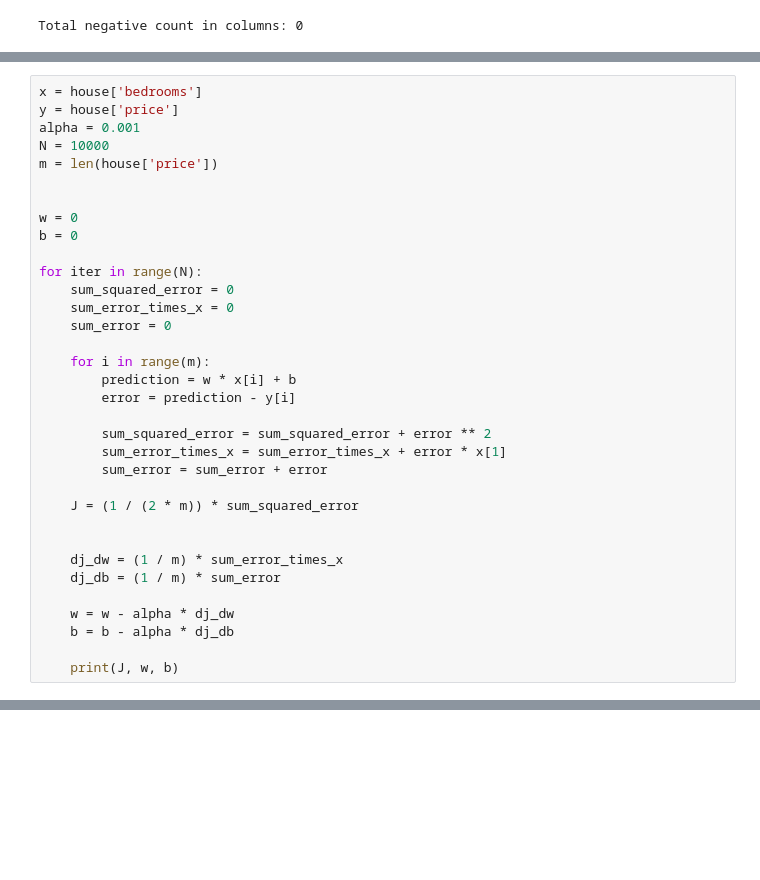
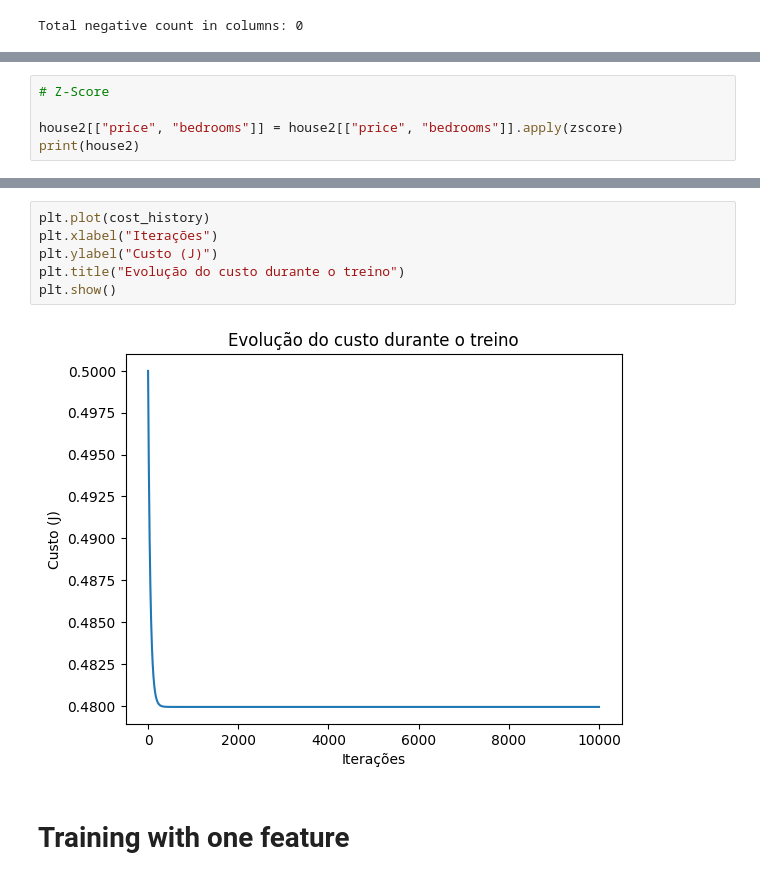
Before and after one commit to Cyb3rCairo/housepricing, a Jupyter notebook: housepricing.ipynb, the cells around one changed output, grey strips where cells are left out. Cells and saved outputs as stored; diff of their text form; blank space fills up the shorter version.

```diff
--- a/housepricing.ipynb
+++ b/housepricing.ipynb
@@ -100,34 +64,0 @@ plt.show()
-# %%
-x = house['bedrooms']
-y = house['price']
-alpha = 0.001
-N = 10000
-m = len(house['price'])
-
-
-w = 0
-b = 0
-
-for iter in range(N):
-    sum_squared_error = 0
-    sum_error_times_x = 0
-    sum_error = 0
-
-    for i in range(m):
-        prediction = w * x[i] + b
-        error = prediction - y[i]
-
-        sum_squared_error = sum_squared_error + error ** 2
-        sum_error_times_x = sum_error_times_x + error * x[1]
-        sum_error = sum_error + error
-
-    J = (1 / (2 * m)) * sum_squared_error
-
-
-    dj_dw = (1 / m) * sum_error_times_x
-    dj_db = (1 / m) * sum_error
-
-    w = w - alpha * dj_dw
-    b = b - alpha * dj_db
-
-    print(J, w, b)
@@ -151,0 +65,5 @@ for iter in range(N):
+# %%
+# Z-Score
+
+house2[["price", "bedrooms"]] = house2[["price", "bedrooms"]].apply(zscore)
+print(house2)
@@ -151,0 +143,10 @@ for iter in range(N):
+# %%
+plt.plot(cost_history)
+plt.xlabel("Iterações")
+plt.ylabel("Custo (J)")
+plt.title("Evolução do custo durante o treino")
+plt.show()
+# %% [output]
+[figure, added]
+# %% [markdown]
+# Training with one feature
```
Also changed, not shown: parts of 15 cells of this notebook.
